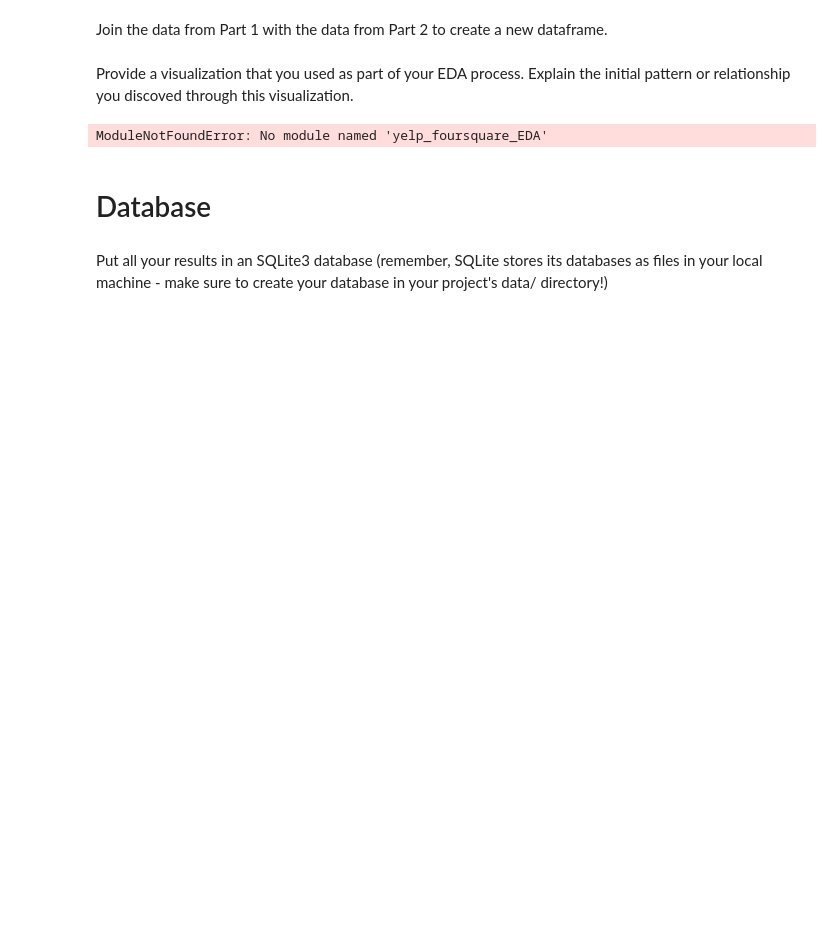
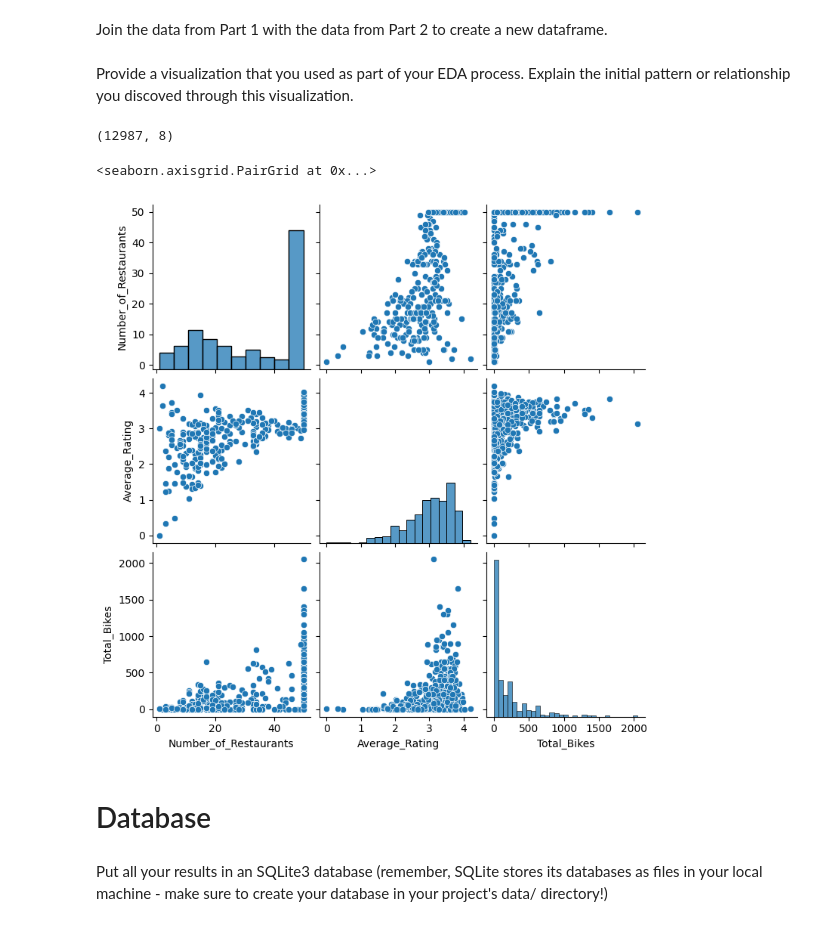
Before and after one commit to mahnoorfk/Python-Statistical-Modelling-Project, a Jupyter notebook: notebooks/joining_data.ipynb, the cells around one changed output. Cells and saved outputs as stored; diff of their text form; code cells hidden in the pictures; blank space fills up the shorter version.

Commit message:
made changes based on project evaluation

```diff
--- a/notebooks/joining_data.ipynb
+++ b/notebooks/joining_data.ipynb
@@ -2,45 +2,51 @@
 Join the data from Part 1 with the data from Part 2 to create a new dataframe.
 # %%
 import pandas as pd
-import import_ipynb
-from yelp_foursquare_EDA import df,yelp_df
-pd.merge(df, yelp_df, on=['Name', 'Address'], how='inner')
+
+yelp_df = pd.read_csv('Yelp_data.csv')
+FSQ_df = pd.read_csv('FSQ_API_data.csv')
+
+joining_df = pd.merge(FSQ_df, yelp_df, on=['Name', 'Latitude', 'Longitude'], how='inner')
+joining_df.to_csv('Joined_data.csv', index=False)
 # %% [markdown]
 Provide a visualization that you used as part of your EDA process. Explain the initial pattern or relationship you discoved through this visualization.
-# %%
-import pandas as pd
-import numpy as np
-
-import matplotlib.pyplot as plt
-import seaborn as sns
-
-from yelp_foursquare_EDA import yelp_analysis
-#print(yelp_analysis)
-
-df_yelp_analysis = pd.json_normalize(yelp_analysis)
-df_yelp_analysis
-
-print(df_yelp_analysis.shape) #check how many variables and observations
-
-df_yelp_analysis.dtypes #check the column names and their data types
-
-#check for duplicates for bike station
-bike_Unique = len(set(df_yelp_analysis.Bike_Station))
-bike_Total = df_yelp_analysis.shape[0]
-bike_dupe = bike_Total - bike_Unique
-print(bike_dupe)
-
-#check for outliers and relationship
-fig, ax = plt.subplots()
-ax.scatter(x = df_yelp_analysis['Bikes_in_Use'], y = df_yelp_analysis['Number_of_Restaurants'])
-plt.ylabel('Number_of_Restaurants', fontsize=13)
-plt.xlabel('Bikes_in_Use', fontsize=13)
-plt.show()
-
-#check for relationships
-sns.pairplot(df_yelp_analysis)
-# %% [output]
-ModuleNotFoundError: No module named 'yelp_foursquare_EDA'
+# %%
+#USING YELP DATA
+
+import seaborn as sns
+
+#merging yelp with city bikes and aggregating data
+
+citybikes_df = pd.read_csv('citybikes.csv')
+
+citybikes_df.columns = citybikes_df.columns.str.capitalize() #capitalize first letter of citybikes' column headers
+citybikes_df = citybikes_df.rename(columns={'Name': 'Bike_Station'})
+
+merged_df = pd.merge(citybikes_df, yelp_df, on=['Latitude', 'Longitude'], how='inner')
+merged_df
+
+print(merged_df.shape) #check how many variables and observations
+
+merged_df.dtypes #check the column names and their data types
+
+#check for duplicate restaurant entries based on all columns
+duplicates = merged_df[merged_df.duplicated()]
+duplicates #no duplicates found
+
+#count null values per column
+null_values = merged_df.isnull().sum()
+null_values #no null values found
+
+#aggregate dataframe
+aggregate_df = merged_df.groupby(['Bike_Station'], as_index=False).agg(Number_of_Restaurants=('Name', 'count'), Average_Rating=('Rating', 'mean'), Total_Bikes=('Number_of_bikes', 'sum'))
+aggregate_df.to_csv('aggregate_data.csv', index=False)
+
+#check for relationships
+sns.pairplot(aggregate_df) #no correlation between all variables
+# %% [output]
+(12987, 8)
+<seaborn.axisgrid.PairGrid at 0x...>
+[figure, added]
 # %% [markdown]
 # Database
 # %% [markdown]
```
Also changed, not shown: parts of 1 cell of this notebook, 17 other files.
